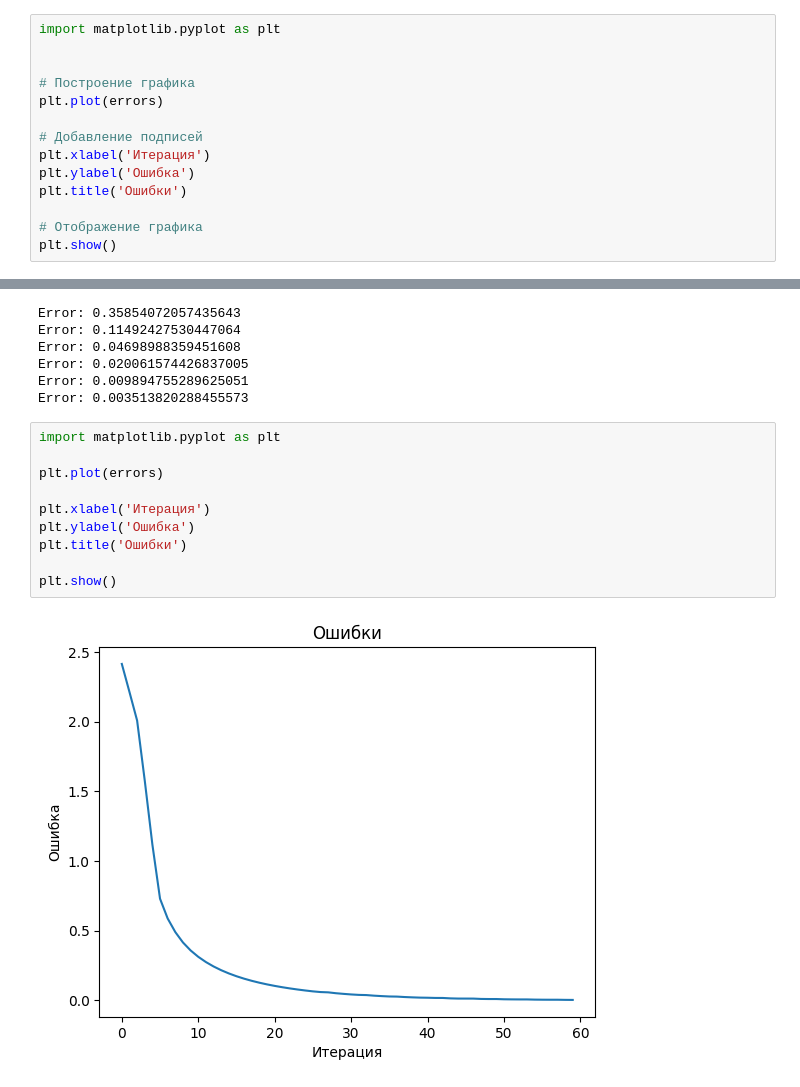
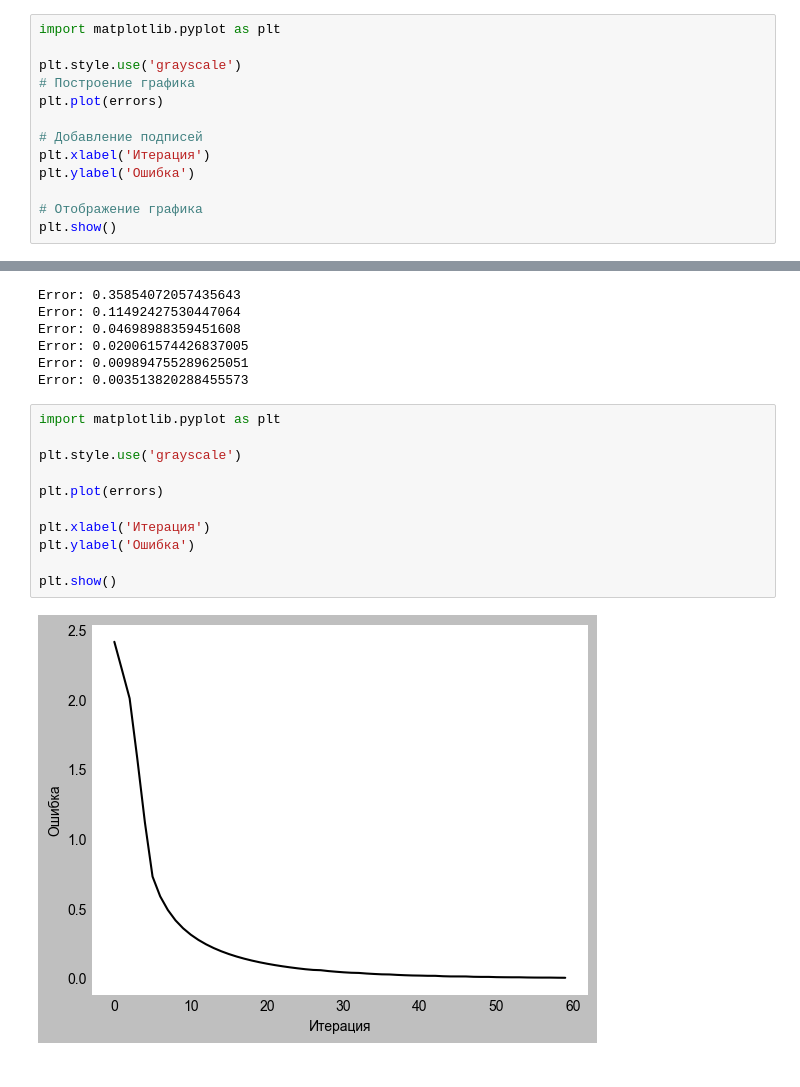
Before and after one commit to USBashka/AI-test, a Jupyter notebook: chapter6.ipynb, the cells around one changed output, grey strips where cells are left out. Cells and saved outputs as stored; diff of their text form.

```diff
--- a/chapter6.ipynb
+++ b/chapter6.ipynb
@@ -105,14 +105,13 @@ Error: 0.6620500572291844
 # %%
 import matplotlib.pyplot as plt
 
-
+plt.style.use('grayscale')
 # Построение графика
 plt.plot(errors)
 
 # Добавление подписей
 plt.xlabel('Итерация')
 plt.ylabel('Ошибка')
-plt.title('Ошибки')
 
 # Отображение графика
 plt.show()
@@ -173,13 +172,14 @@ Error: 0.009894755289625051
 Error: 0.003513820288455573
 # %%
 import matplotlib.pyplot as plt
+
+plt.style.use('grayscale')
 
 plt.plot(errors)
 
 plt.xlabel('Итерация')
 plt.ylabel('Ошибка')
-plt.title('Ошибки')
 
 plt.show()
 # %% [output]
-[figure, old version]
+[figure, new version]
```
Also changed, not shown: parts of 2 cells of this notebook.
